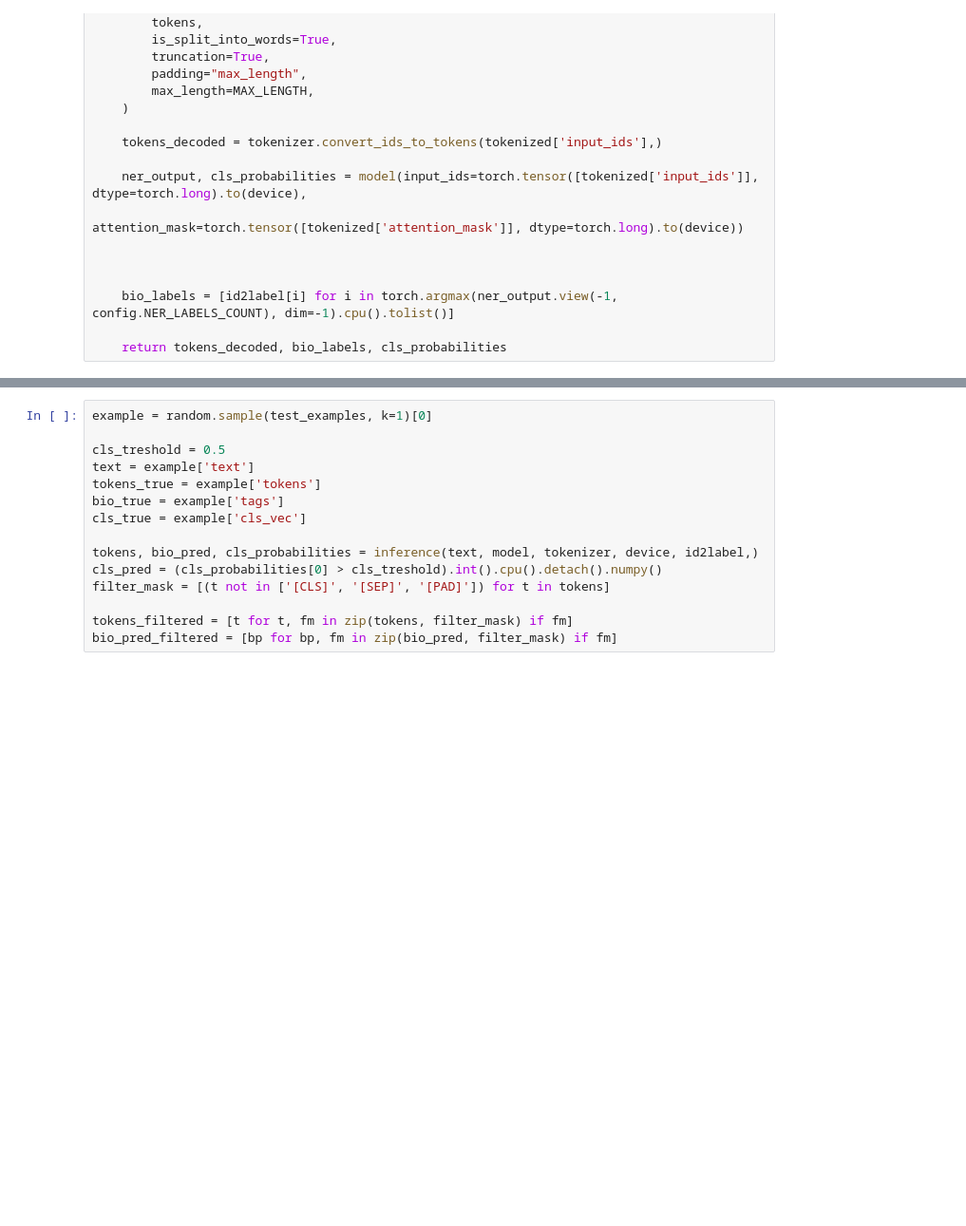
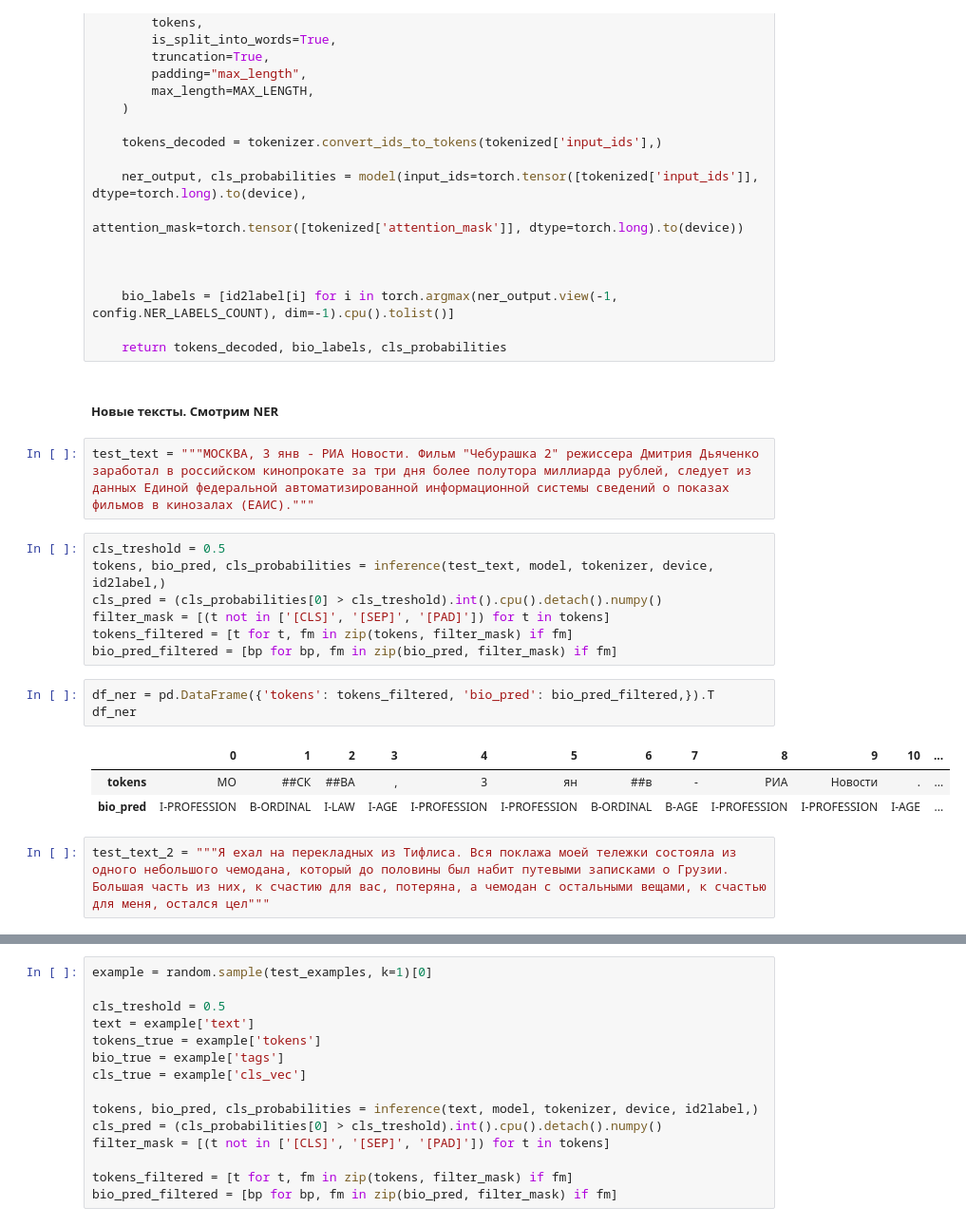
Before and after one commit to russele7/practicum_dle_sprint_5, a Jupyter notebook: NEREL_MultiTask_Notebook.ipynb, the cells around one changed output, grey strips where cells are left out. Shown at 95% size. Drawn from its saved outputs; the diff is of its cells as text; blank space fills up the shorter version.

```diff
--- a/NEREL_MultiTask_Notebook.ipynb
+++ b/NEREL_MultiTask_Notebook.ipynb
@@ -916,3 +974,23 @@ def inference(text, model, tokenizer, device, id2label,):
     bio_labels = [id2label[i] for i in torch.argmax(ner_output.view(-1, config.NER_LABELS_COUNT), dim=-1).cpu().tolist()]
 
     return tokens_decoded, bio_labels, cls_probabilities
+# %% [markdown]
+##### Новые тексты. Смотрим NER
+# %%
+test_text = """МОСКВА, 3 янв - РИА Новости. Фильм "Чебурашка 2" режиссера Дмитрия Дьяченко заработал в российском кинопрокате за три дня более полутора миллиарда рублей, следует из данных Единой федеральной автоматизированной информационной системы сведений о показах фильмов в кинозалах (ЕАИС)."""
+# %%
+cls_treshold = 0.5
+tokens, bio_pred, cls_probabilities = inference(test_text, model, tokenizer, device, id2label,)
+cls_pred = (cls_probabilities[0] > cls_treshold).int().cpu().detach().numpy()
+filter_mask = [(t not in ['[CLS]', '[SEP]', '[PAD]']) for t in tokens]
+tokens_filtered = [t for t, fm in zip(tokens, filter_mask) if fm]
+bio_pred_filtered = [bp for bp, fm in zip(bio_pred, filter_mask) if fm]
+# %%
+df_ner = pd.DataFrame({'tokens': tokens_filtered, 'bio_pred': bio_pred_filtered,}).T
+df_ner
+# %% [output]
+|  | 0 | 1 | 2 | 3 | 4 | 5 | 6 | 7 | 8 | 9 | 10 | ... |
+| tokens | МО | ##СК | ##ВА | , | 3 | ян | ##в | - | РИА | Новости | . | ... |
+| bio_pred | I-PROFESSION | B-ORDINAL | I-LAW | I-AGE | I-PROFESSION | I-PROFESSION | B-ORDINAL | B-AGE | I-PROFESSION | I-PROFESSION | I-AGE | ... |
+# %%
+test_text_2 = """Я ехал на перекладных из Тифлиса. Вся поклажа моей тележки состояла из одного небольшого чемодана, который до половины был набит путевыми записками о Грузии. Большая часть из них, к счастию для вас, потеряна, а чемодан с остальными вещами, к счастью для меня, остался цел"""
```
Also changed, not shown: parts of 35 cells of this notebook.
